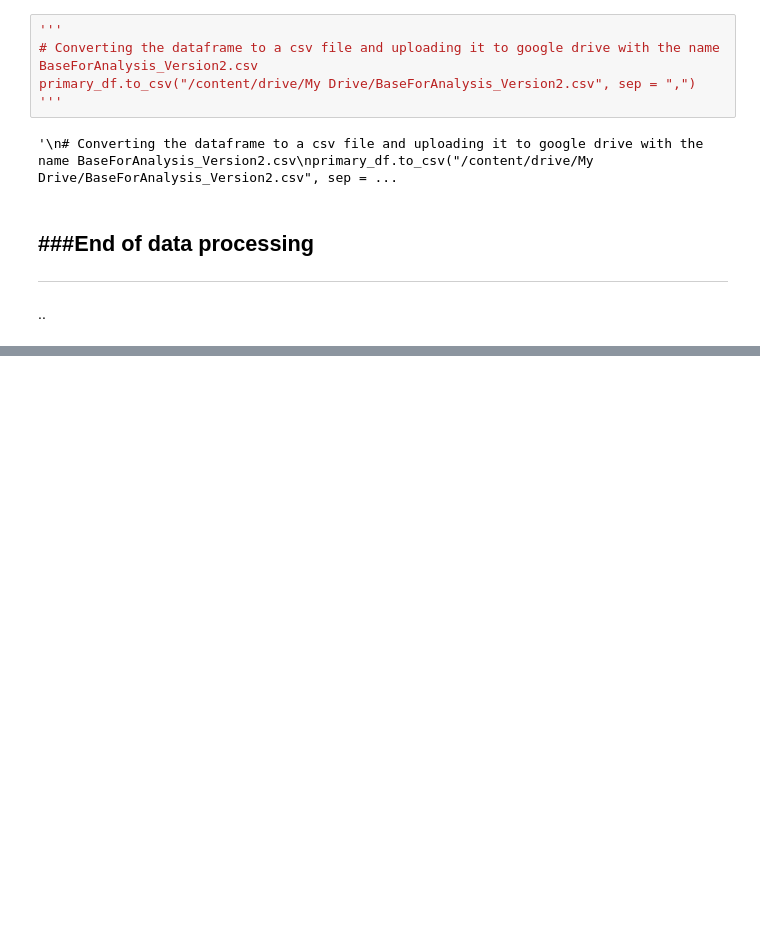
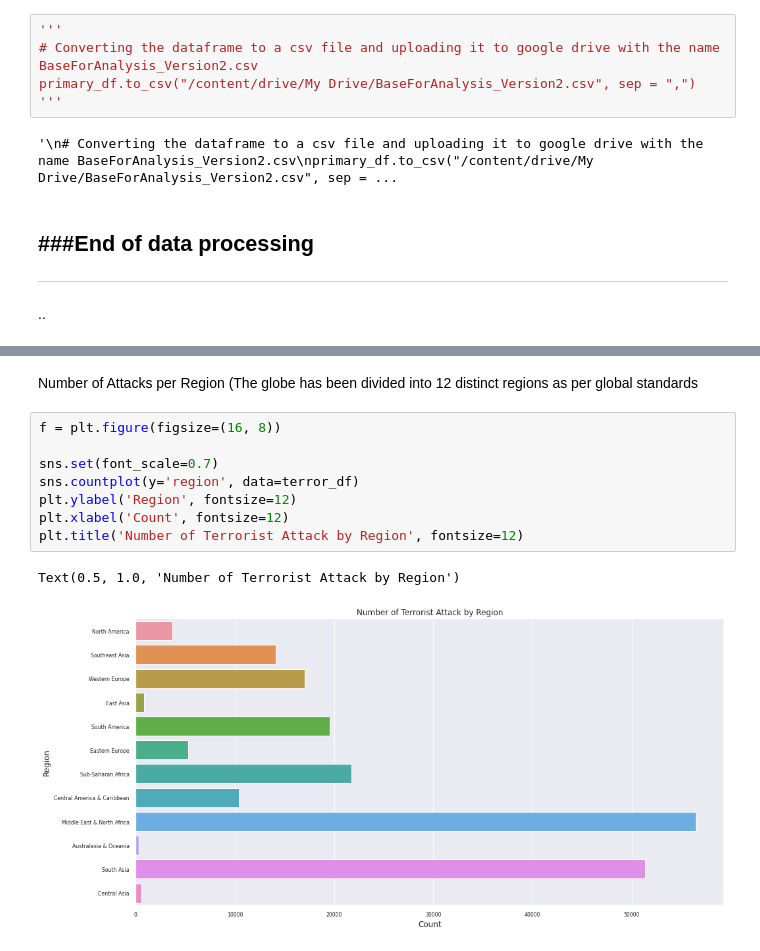
Before and after one commit to SamarpanDas/Global-Terrorism-Analysis, a Jupyter notebook: project/Report/Report.ipynb, the cells around one changed output, grey strips where cells are left out. Cells and saved outputs as stored; diff of their text form; blank space fills up the shorter version.

```diff
--- a/project/Report/Report.ipynb
+++ b/project/Report/Report.ipynb
@@ -204,0 +312,14 @@ primary_df.to_csv("/content/drive/My Drive/BaseForAnalysis_Version2.csv", sep =
+# %% [markdown]
+
+Number of Attacks per Region (The globe has been divided into 12 distinct regions as per global standards
+# %%
+f = plt.figure(figsize=(16, 8))
+
+sns.set(font_scale=0.7)
+sns.countplot(y='region', data=terror_df)
+plt.ylabel('Region', fontsize=12)
+plt.xlabel('Count', fontsize=12)
+plt.title('Number of Terrorist Attack by Region', fontsize=12)
+# %% [output]
+Text(0.5, 1.0, 'Number of Terrorist Attack by Region')
+[figure, added]
```
Also changed, not shown: parts of 31 cells of this notebook, 2 other files.
